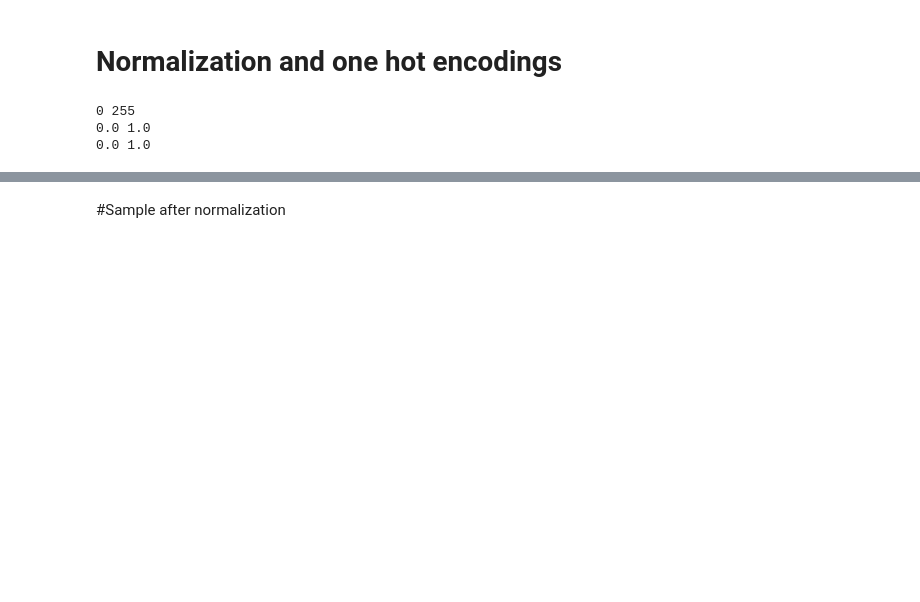
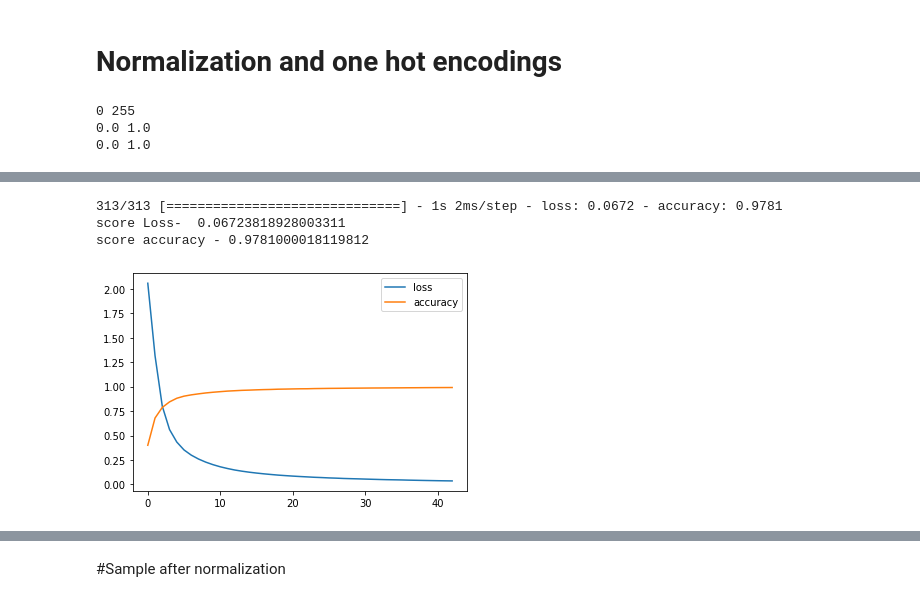
Before and after one commit to appersaravanan/Semeter-2-Assignment-1, a Jupyter notebook: Assignment_2.ipynb, the cells around one changed output, grey strips where cells are left out. Drawn from its saved outputs; the diff is of its cells as text; code cells hidden in the pictures; blank space fills up the shorter version.

```diff
--- a/Assignment_2.ipynb
+++ b/Assignment_2.ipynb
@@ -80,0 +84,16 @@ y_test=to_categorical(y_test,10)
+# %%
+input=Input(shape=[28, 28,1])
+x=Conv2D(filters = 6,kernel_size = 5, strides = 1,activation = 'tanh',)(input)
+
+x=MaxPool2D(pool_size = 2, strides = 2)(x)
+x=Conv2D(filters = 16, kernel_size = 5,strides = 1,activation = 'tanh')(x)
+
+x=MaxPool2D(pool_size = 2, strides = 2)(x)
+x=Flatten()(x)
+x=Dense(units = 120, activation = 'tanh')(x)
+x=Dense(units = 84, activation = 'tanh')(x)
+x=Dense(units = 10, activation = 'softmax')(x)
+
+model=Model(inputs=input,outputs=x)
+model.summary()
+model.compile(optimizer = 'adam', loss = 'categorical_crossentropy', metrics = ['accuracy',])
@@ -80,0 +120,3 @@ y_test=to_categorical(y_test,10)
+# %%
+es = EarlyStopping(monitor='val_loss', mode='min', verbose=1)
+data=model.fit(x_train,y_train,epochs=100,steps_per_epoch=10,validation_split=0.3,callbacks=[es],shuffle=True)
@@ -80,0 +141,16 @@ y_test=to_categorical(y_test,10)
+# %%
+score = model.evaluate(x_test, y_test);
+print('score Loss- ', score[0])
+print('score accuracy -', score[1])
+# %% [output]
+313/313 [==============================] - 1s 2ms/step - loss: 0.0672 - accuracy: 0.9781
+score Loss-  0.06723818928003311
+score accuracy - 0.9781000018119812
+# %%
+from matplotlib import pyplot
+pyplot.plot(data.history['loss'] ,label='loss')
+pyplot.plot(data.history['accuracy'] ,label='accuracy')
+pyplot.legend()
+pyplot.show()
+# %% [output]
+[figure, added]
```
Also changed, not shown: parts of 18 cells of this notebook.
